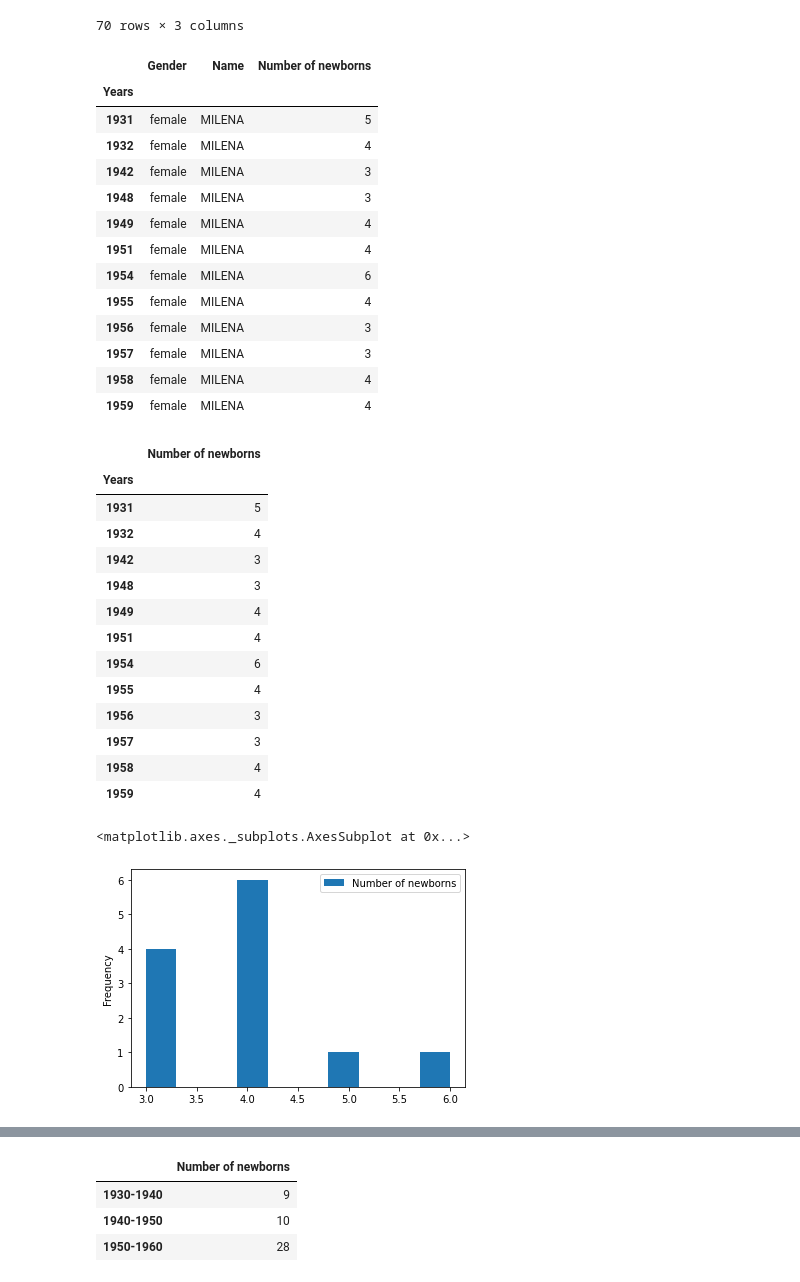
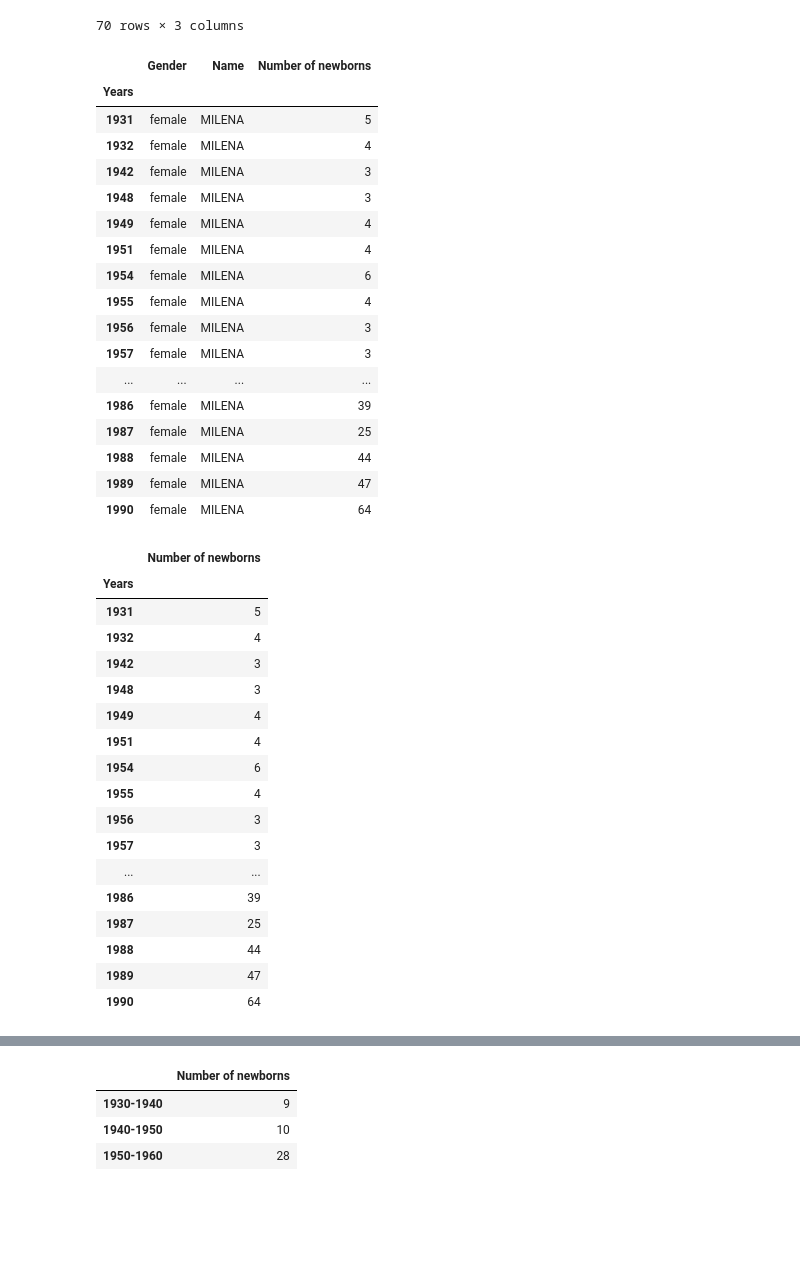
Before and after one commit to milenakowalska/Names_France, a Jupyter notebook: Names.ipynb, the cells around one changed output, grey strips where cells are left out. Saved outputs shown, nothing was run; the diff lists cells and outputs as text; code cells hidden in the pictures; blank space fills up the shorter version.

```diff
--- a/Names.ipynb
+++ b/Names.ipynb
@@ -53,24 +53,28 @@ results
 | 2017 | female | MILENA | 93 |
 70 rows × 3 columns
 # %%
-filter_years = (results.index >= 1930) & (results.index <= 1960)
+filter_years = (results.index >= 1930) & (results.index <= 1990)
 results = results[filter_years]
 results
 # %% [output]
 |  | Gender | Name | Number of newborns |
 | Years |  |  |  |
 | 1931 | female | MILENA | 5 |
 | 1932 | female | MILENA | 4 |
 | 1942 | female | MILENA | 3 |
 | 1948 | female | MILENA | 3 |
 | 1949 | female | MILENA | 4 |
 | 1951 | female | MILENA | 4 |
 | 1954 | female | MILENA | 6 |
 | 1955 | female | MILENA | 4 |
 | 1956 | female | MILENA | 3 |
 | 1957 | female | MILENA | 3 |
-| 1958 | female | MILENA | 4 |
-| 1959 | female | MILENA | 4 |
+| ... | ... | ... | ... |
+| 1986 | female | MILENA | 39 |
+| 1987 | female | MILENA | 25 |
+| 1988 | female | MILENA | 44 |
+| 1989 | female | MILENA | 47 |
+| 1990 | female | MILENA | 64 |
 # %%
 results_years = results.loc[:, ['Number of newborns']]
 results_years
@@ -87,10 +91,9 @@ results_years
 | 1955 | 4 |
 | 1956 | 3 |
 | 1957 | 3 |
-| 1958 | 4 |
-| 1959 | 4 |
+| ... | ... |
+| 1986 | 39 |
+| 1987 | 25 |
+| 1988 | 44 |
+| 1989 | 47 |
+| 1990 | 64 |
-# %%
-results_years.plot.hist()
-# %% [output]
-<matplotlib.axes._subplots.AxesSubplot at 0x...>
-[figure, removed]
```
Also changed, not shown: parts of 23 cells of this notebook, 7 other files.
